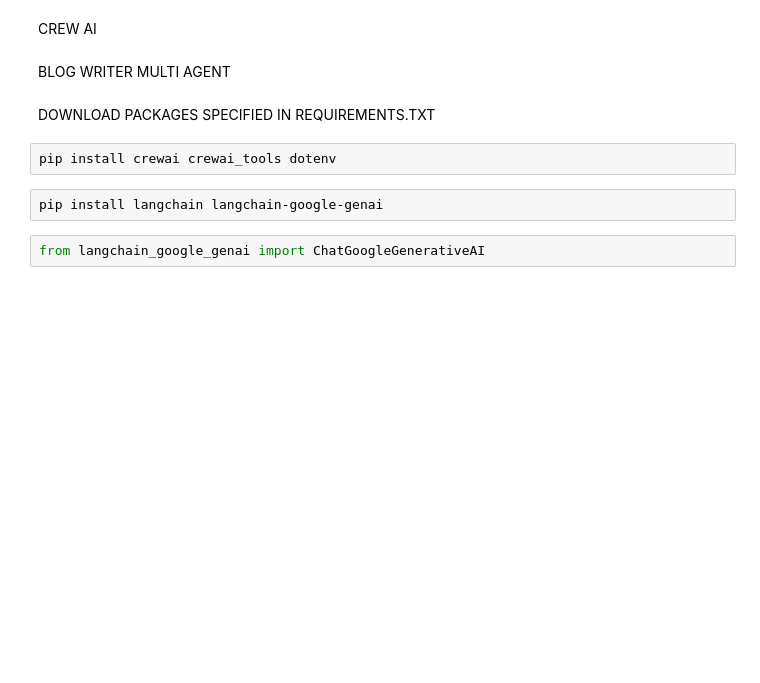
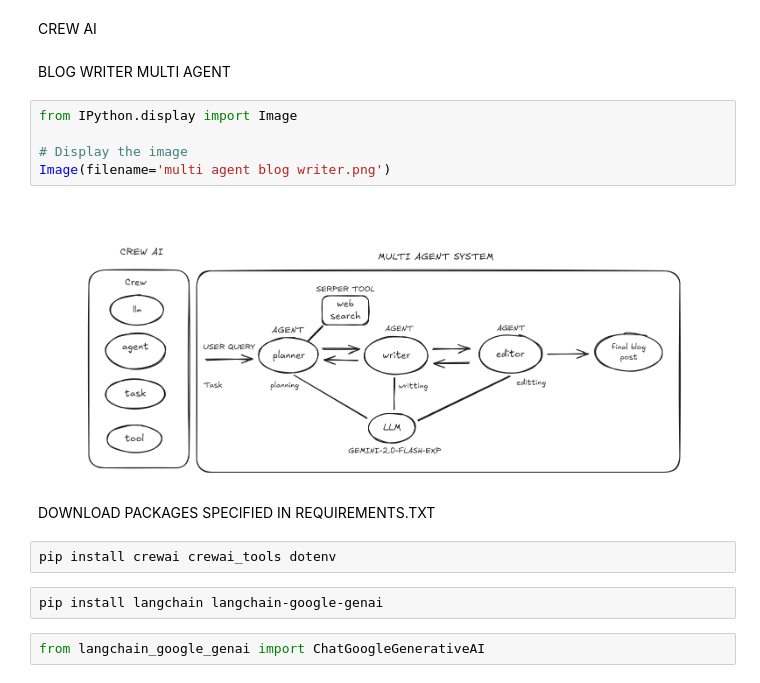
Before and after one commit to Abdulbasit110/Blog-writer-multi-agent, a Jupyter notebook: crew.ipynb, the cells around one changed output. Saved outputs shown, nothing was run; the diff lists cells and outputs as text; blank space fills up the shorter version.

Commit message:
multi agent

```diff
--- a/crew.ipynb
+++ b/crew.ipynb
@@ -2,6 +2,13 @@
 CREW AI
 # %% [markdown]
 BLOG WRITER MULTI AGENT
+# %%
+from IPython.display import Image
+
+# Display the image
+Image(filename='multi agent blog writer.png')
+# %% [output]
+[figure, added]
 # %% [markdown]
 DOWNLOAD PACKAGES SPECIFIED IN REQUIREMENTS.TXT
 # %%
```
Also changed, not shown: 1 other file.
